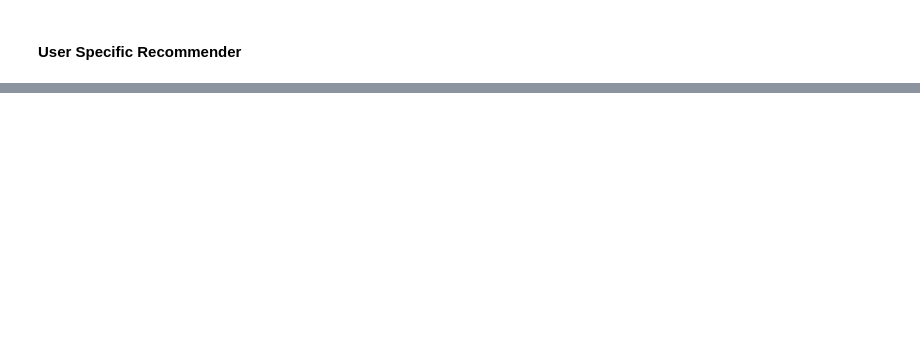
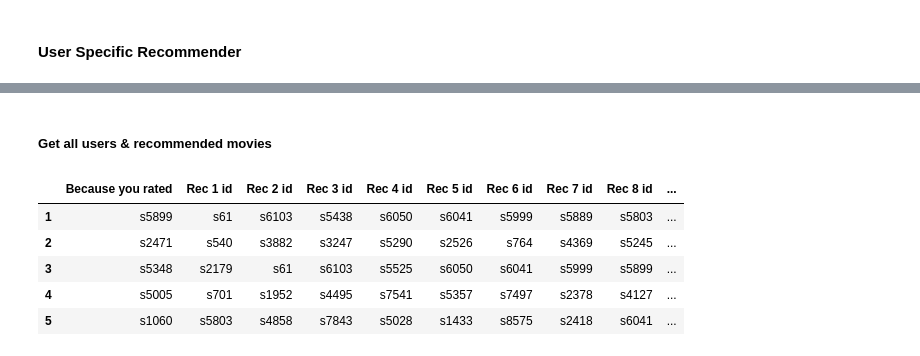
Before and after one commit to sand20man/Winter_Intex_1-10, a Jupyter notebook: ML_Pipeline.ipynb, the cells around one changed output, grey strips where cells are left out. Saved outputs shown, nothing was run; the diff lists cells and outputs as text; code cells hidden in the pictures; blank space fills up the shorter version.

```diff
--- a/ML_Pipeline.ipynb
+++ b/ML_Pipeline.ipynb
@@ -683,0 +666,46 @@ If you like Equestria Girls: Tales of Canterlot High, you may also enjoy:
+# %% [markdown]
+##### Get all users & recommended movies
+# %%
+k=20
+df_user_recs = pd.DataFrame(columns=['Because you rated'], index=df_triple.user_id.unique())
+
+for id in df_triple.user_id.unique():
+    # Filter the data by only those movies rated by this user
+    df_user_ratings = df_triple[df_triple['user_id']==id]
+
+    # Find the movies with the max ratings for this user
+    max_rating = df_user_ratings['rating'].max()
+    df_favorites = df_user_ratings[df_user_ratings['rating'] == max_rating]['show_id']
+
+    # Randomly select one of their top rated movies
+    movie_id = df_favorites.sample(n=1).iloc[0]
+
+    # Get a list of recommendations based on their top rated movie
+    rec_ids, rec_distances = recommend(movie_id, X, item_mapper=item_mapper, item_inv_mapper=item_inv_mapper,
+                                        k=k, messages=False)
+
+    # Setup the because you rated column
+    movie_title = df_movies.loc[df_movies['show_id'] == movie_id, 'title'].values[0]
+    df_user_recs.at[id, 'Because you rated'] = movie_id
+
+    rec_titles = []
+    for i in rec_ids:
+        if i not in list(df_user_ratings['show_id']):  # Avoid already-seen movies
+            title_match = df_movies.loc[df_movies['show_id'] == i, 'title']
+            if not title_match.empty:
+                rec_titles.append(title_match.values[0])
+            else:
+                rec_titles.append(f"[Title not found for show_id: {i}]")
+
+    # Fill in the recommendation columns
+    for j, rec_id in enumerate(rec_ids):
+        df_user_recs.at[id, f'Rec {j+1} id'] = rec_id
+
+display(df_user_recs.head())
+# %% [output]
+|  | Because you rated | Rec 1 id | Rec 2 id | Rec 3 id | Rec 4 id | Rec 5 id | Rec 6 id | Rec 7 id | Rec 8 id | ... |
+| 1 | s5899 | s61 | s6103 | s5438 | s6050 | s6041 | s5999 | s5889 | s5803 | ... |
+| 2 | s2471 | s540 | s3882 | s3247 | s5290 | s2526 | s764 | s4369 | s5245 | ... |
+| 3 | s5348 | s2179 | s61 | s6103 | s5525 | s6050 | s6041 | s5999 | s5899 | ... |
+| 4 | s5005 | s701 | s1952 | s4495 | s7541 | s5357 | s7497 | s2378 | s4127 | ... |
+| 5 | s1060 | s5803 | s4858 | s7843 | s5028 | s1433 | s8575 | s2418 | s6041 | ... |
```
Also changed, not shown: parts of 7 cells of this notebook, 1 other file.
